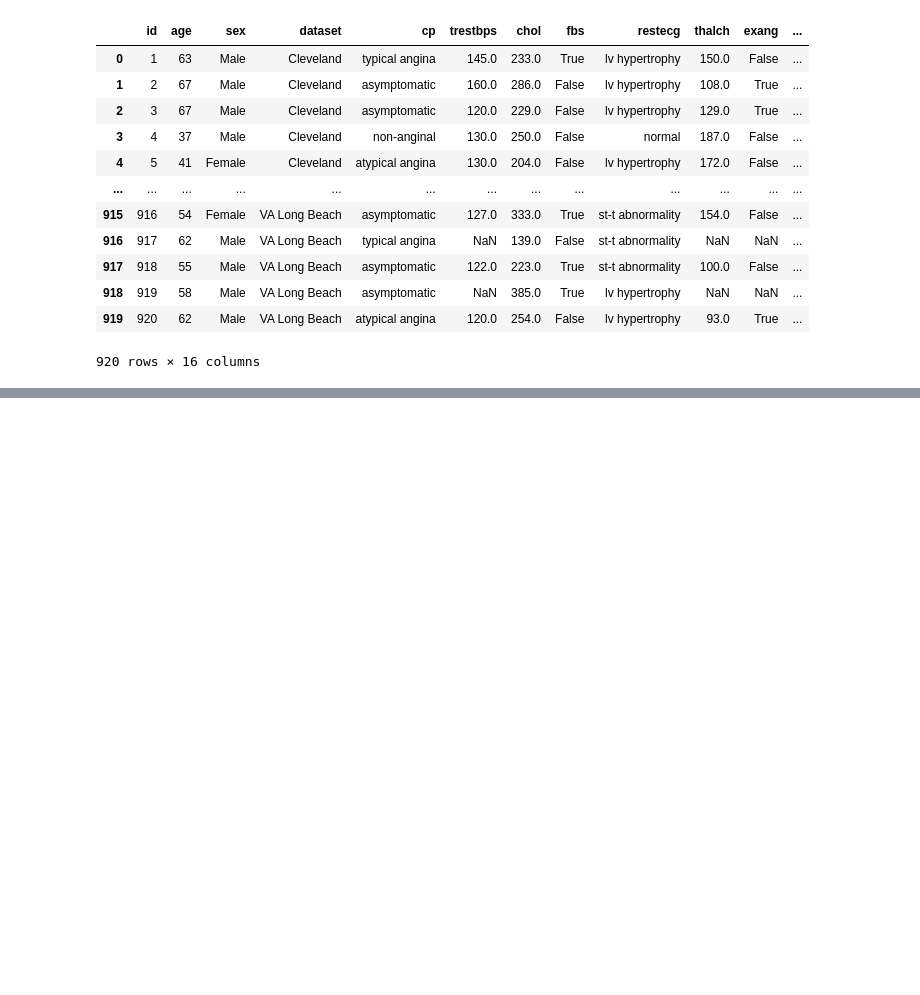
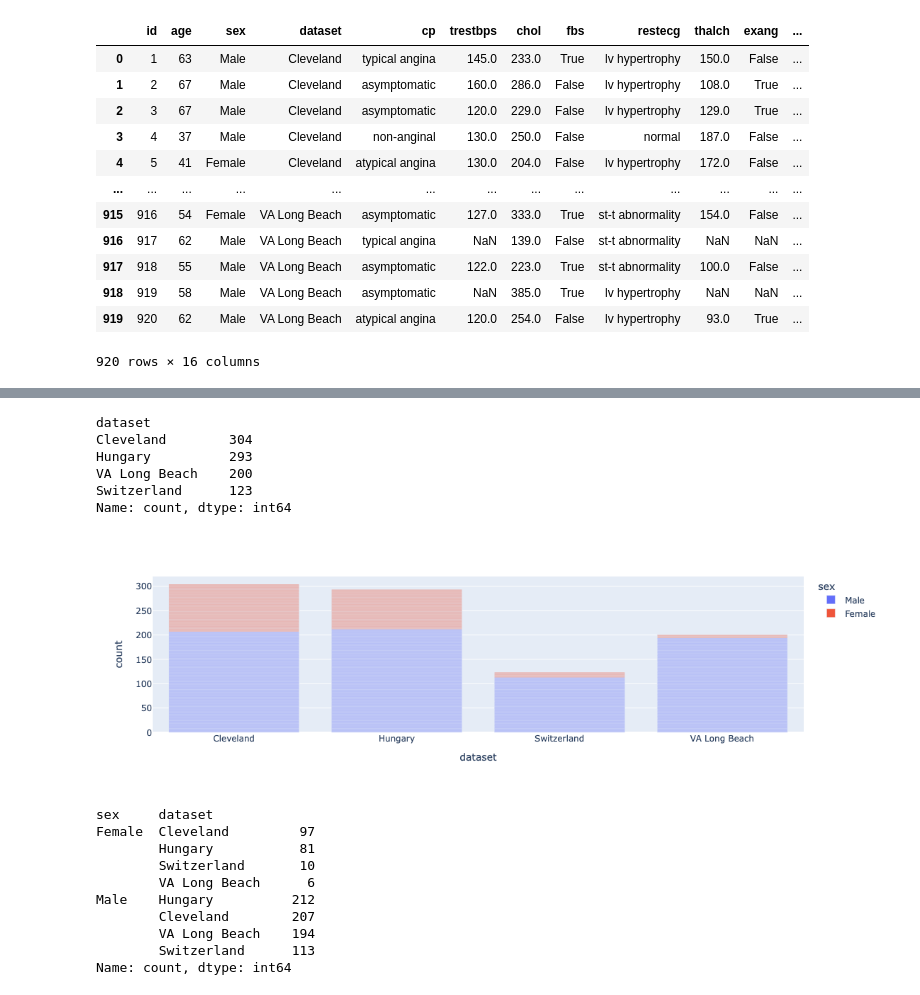
Before and after one commit to fatemehtarkhan/UCI-Heart-Disease, a Jupyter notebook: Heart_Diseas.ipynb, the cells around one changed output, grey strips where cells are left out. Cells and saved outputs as stored; diff of their text form; code cells hidden in the pictures; blank space fills up the shorter version.

```diff
--- a/Heart_Diseas.ipynb
+++ b/Heart_Diseas.ipynb
@@ -20,0 +110,35 @@ df
+# %%
+# .Dataset Column
+
+# Lets deal with dataset column
+# find unique values count in dataset column
+df['dataset'].value_counts()
+# %% [output]
+dataset
+Cleveland        304
+Hungary          293
+VA Long Beach    200
+Switzerland      123
+Name: count, dtype: int64
+# %%
+# plot the countplot of dataset column
+# sns.countplot(data=df, x='dataset', hue = 'sex')
+
+# better plots with plotly
+fig = px.bar(data_frame=df, x='dataset', color='sex')
+fig.show()
+
+# print the values count of dataset column grouped by sex
+print(df.groupby('sex')['dataset'].value_counts())
+# %% [output]
+[figure, added]
+sex     dataset
+Female  Cleveland         97
+        Hungary           81
+        Switzerland       10
+        VA Long Beach      6
+Male    Hungary          212
+        Cleveland        207
+        VA Long Beach    194
+        Switzerland      113
+Name: count, dtype: int64
```
Also changed, not shown: parts of 15 cells of this notebook.
